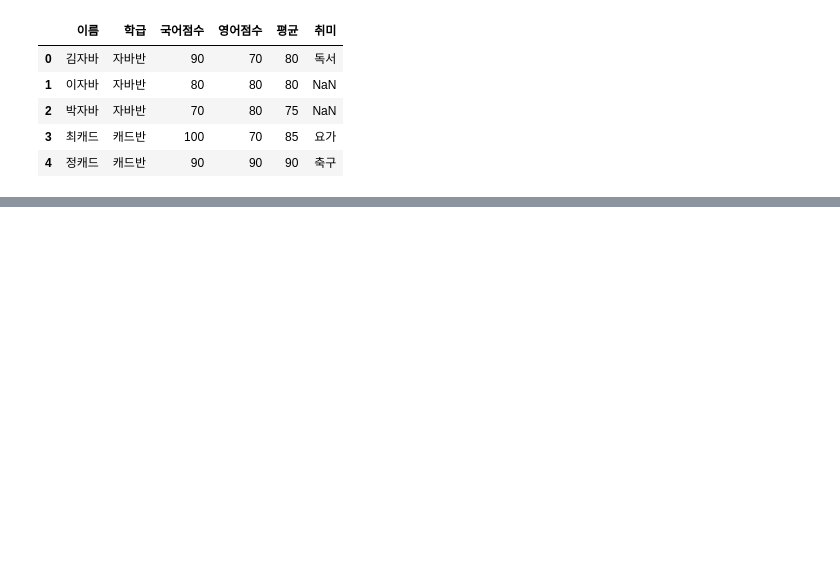
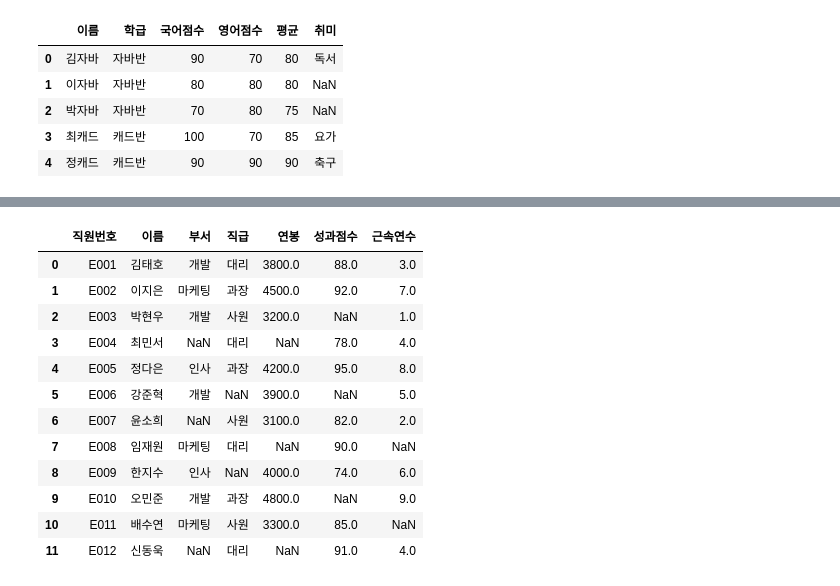
Before and after one commit to james14kr/AcademyWorkSpance, a Jupyter notebook: Python/데이터분석/02.결측치제거.ipynb, the cells around one changed output, grey strips where cells are left out. Cells and saved outputs as stored; diff of their text form; code cells hidden in the pictures; blank space fills up the shorter version.

```diff
--- a/Python/데이터분석/02.결측치제거.ipynb
+++ b/Python/데이터분석/02.결측치제거.ipynb
@@ -60,0 +162,43 @@ Name: 취미, dtype: str
+# %%
+
+test_data = {
+    '직원번호': ['E001', 'E002', 'E003', 'E004', 'E005',
+               'E006', 'E007', 'E008', 'E009', 'E010',
+               'E011', 'E012'],
+    '이름': ['김태호', '이지은', '박현우', '최민서', '정다은',
+             '강준혁', '윤소희', '임재원', '한지수', '오민준',
+             '배수연', '신동욱'],
+    '부서': ['개발', '마케팅', '개발', None, '인사',
+             '개발', None, '마케팅', '인사', '개발',
+             '마케팅', None],
+    '직급': ['대리', '과장', '사원', '대리', '과장',
+             None, '사원', '대리', None, '과장',
+             '사원', '대리'],
+    '연봉': [3800, 4500, 3200, None, 4200,
+             3900, 3100, None, 4000, 4800,
+             3300, None],
+    '성과점수': [88, 92, None, 78, 95,
+               None, 82, 90, 74, None,
+               85, 91],
+    '근속연수': [3, 7, 1, 4, 8,
+               5, 2, None, 6, 9,
+               None, 4]
+}
+# %%
+#1. 위 test_data를 pandas의 DataFrame으로 만드세요
+practice_df = pd.DataFrame(test_data)
+practice_df
+# %% [output]
+|  | 직원번호 | 이름 | 부서 | 직급 | 연봉 | 성과점수 | 근속연수 |
+| 0 | E001 | 김태호 | 개발 | 대리 | 3800.0 | 88.0 | 3.0 |
+| 1 | E002 | 이지은 | 마케팅 | 과장 | 4500.0 | 92.0 | 7.0 |
+| 2 | E003 | 박현우 | 개발 | 사원 | 3200.0 | NaN | 1.0 |
+| 3 | E004 | 최민서 | NaN | 대리 | NaN | 78.0 | 4.0 |
+| 4 | E005 | 정다은 | 인사 | 과장 | 4200.0 | 95.0 | 8.0 |
+| 5 | E006 | 강준혁 | 개발 | NaN | 3900.0 | NaN | 5.0 |
+| 6 | E007 | 윤소희 | NaN | 사원 | 3100.0 | 82.0 | 2.0 |
+| 7 | E008 | 임재원 | 마케팅 | 대리 | NaN | 90.0 | NaN |
+| 8 | E009 | 한지수 | 인사 | NaN | 4000.0 | 74.0 | 6.0 |
+| 9 | E010 | 오민준 | 개발 | 과장 | 4800.0 | NaN | 9.0 |
+| 10 | E011 | 배수연 | 마케팅 | 사원 | 3300.0 | 85.0 | NaN |
+| 11 | E012 | 신동욱 | NaN | 대리 | NaN | 91.0 | 4.0 |
```
Also changed, not shown: parts of 15 cells of this notebook, 24 other files.
